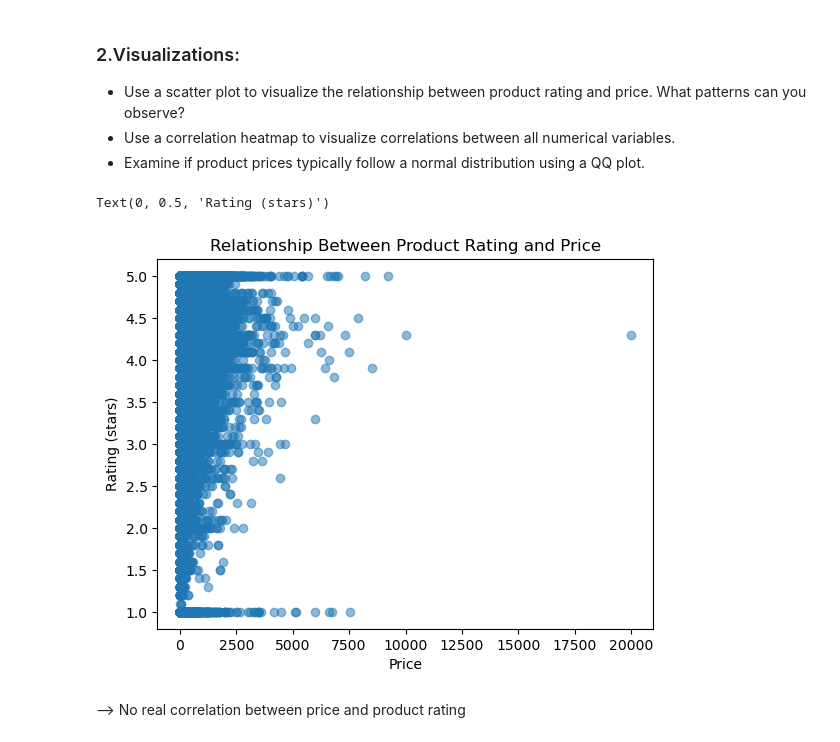
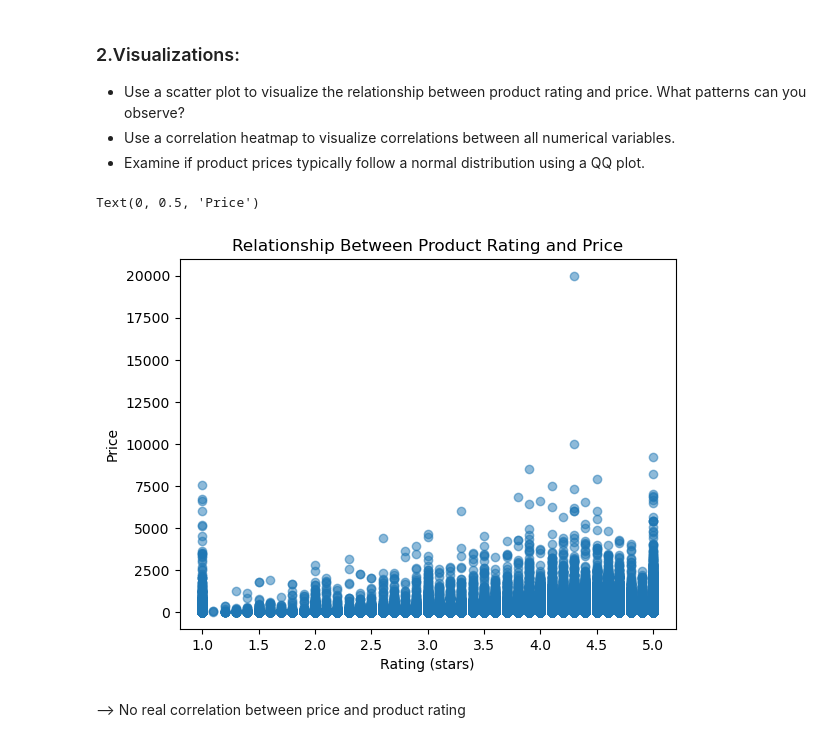
Before and after one commit to Mike578/lab-eda-bivariate, a Jupyter notebook: [Lab]_W4_Day_2_EDA_Bivariate_Analysis.ipynb, the cells around one changed output. Saved outputs shown, nothing was run; the diff lists cells and outputs as text; code cells hidden in the pictures.

```diff
--- a/[Lab]_W4_Day_2_EDA_Bivariate_Analysis.ipynb
+++ b/[Lab]_W4_Day_2_EDA_Bivariate_Analysis.ipynb
@@ -10,7 +10,8 @@ import numpy as np
 # %%
 # Loading the Amazon dataset
 
-df=pd.read_csv("amz_uk_price_prediction_dataset.csv")
+# Using double backslashes
+df = pd.read_csv(r"D:\Docs Persos\IRONHACK_BC\labs\week _ 4 _EDA_and_inferential_stats\amz_uk_price_prediction_dataset.csv")
 # %%
 display(df.head())
 print(df.shape)
@@ -389,12 +411,12 @@ Given the small number provided, hard to say anything regarding a potential corr
 - Use a correlation heatmap to visualize correlations between all numerical variables.
 - Examine if product prices typically follow a normal distribution using a QQ plot.
 # %%
-plt.scatter(df_filtered['price'], df_filtered['stars'], alpha=0.5)
+plt.scatter(df_filtered['stars'], df_filtered['price'], alpha=0.5)
 plt.title('Relationship Between Product Rating and Price')
-plt.xlabel('Price')
-plt.ylabel('Rating (stars)')
+plt.xlabel('Rating (stars)')
+plt.ylabel('Price')
 # %% [output]
-Text(0, 0.5, 'Rating (stars)')
+Text(0, 0.5, 'Price')
-[figure, old version]
+[figure, new version]
 # %% [markdown]
 --> No real correlation between price and product rating
```
Also changed, not shown: parts of 9 cells of this notebook.
